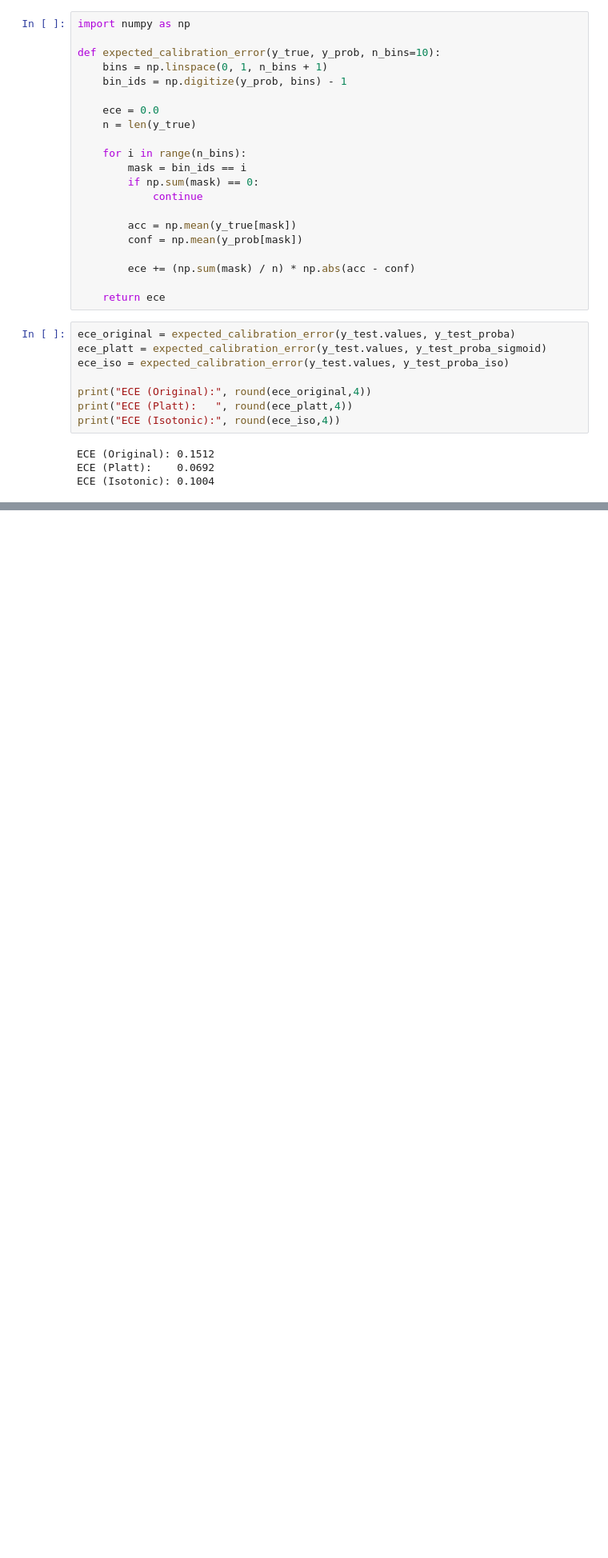
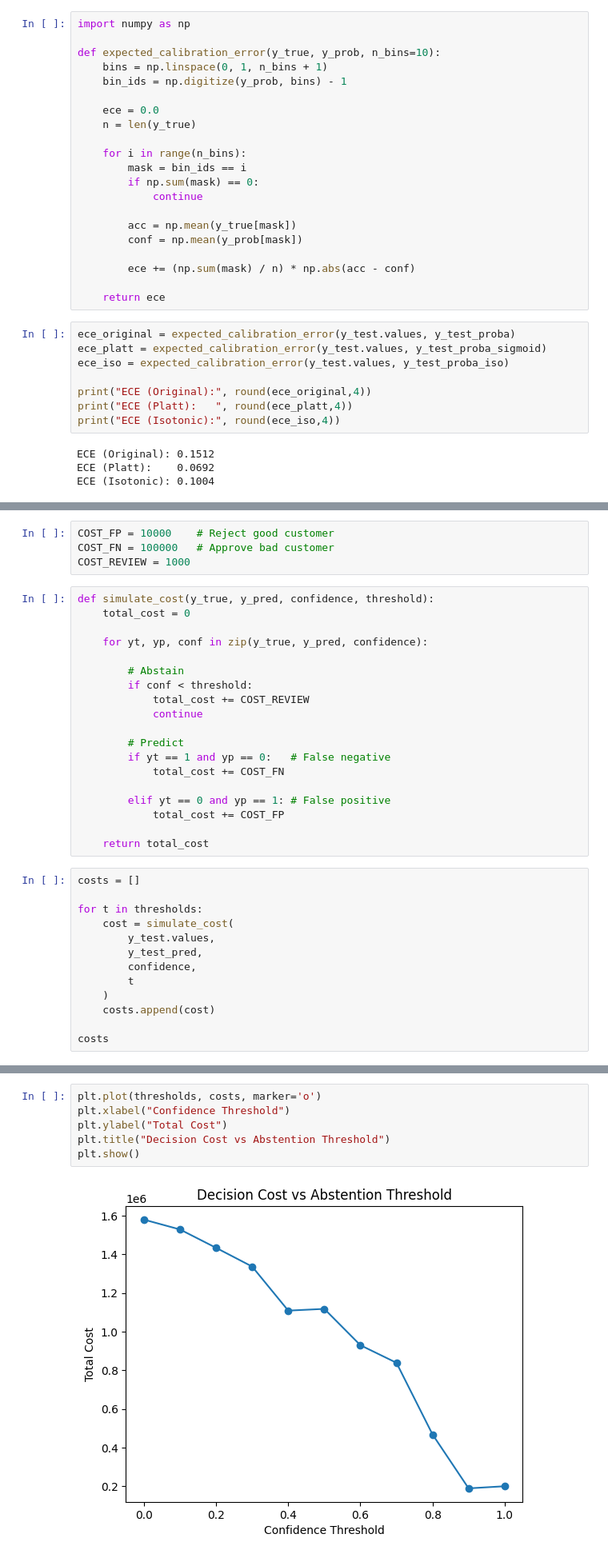
Before and after one commit to avyaktP/uncertainty-ai, a Jupyter notebook: notebooks/data_exploration.ipynb, the cells around one changed output, grey strips where cells are left out. Shown at 80% size. Drawn from its saved outputs; the diff is of its cells as text; blank space fills up the shorter version.

```diff
--- a/notebooks/data_exploration.ipynb
+++ b/notebooks/data_exploration.ipynb
@@ -334,0 +371,36 @@ ECE (Isotonic): 0.1004
+# %%
+COST_FP = 10000    # Reject good customer
+COST_FN = 100000   # Approve bad customer
+COST_REVIEW = 1000
+# %%
+def simulate_cost(y_true, y_pred, confidence, threshold):
+    total_cost = 0
+
+    for yt, yp, conf in zip(y_true, y_pred, confidence):
+
+        # Abstain
+        if conf < threshold:
+            total_cost += COST_REVIEW
+            continue
+
+        # Predict
+        if yt == 1 and yp == 0:   # False negative
+            total_cost += COST_FN
+
+        elif yt == 0 and yp == 1: # False positive
+            total_cost += COST_FP
+
+    return total_cost
+# %%
+costs = []
+
+for t in thresholds:
+    cost = simulate_cost(
+        y_test.values,
+        y_test_pred,
+        confidence,
+        t
+    )
+    costs.append(cost)
+
+costs
@@ -334,0 +419,8 @@ ECE (Isotonic): 0.1004
+# %%
+plt.plot(thresholds, costs, marker='o')
+plt.xlabel("Confidence Threshold")
+plt.ylabel("Total Cost")
+plt.title("Decision Cost vs Abstention Threshold")
+plt.show()
+# %% [output]
+[figure, added]
```
Also changed, not shown: parts of 3 cells of this notebook.
